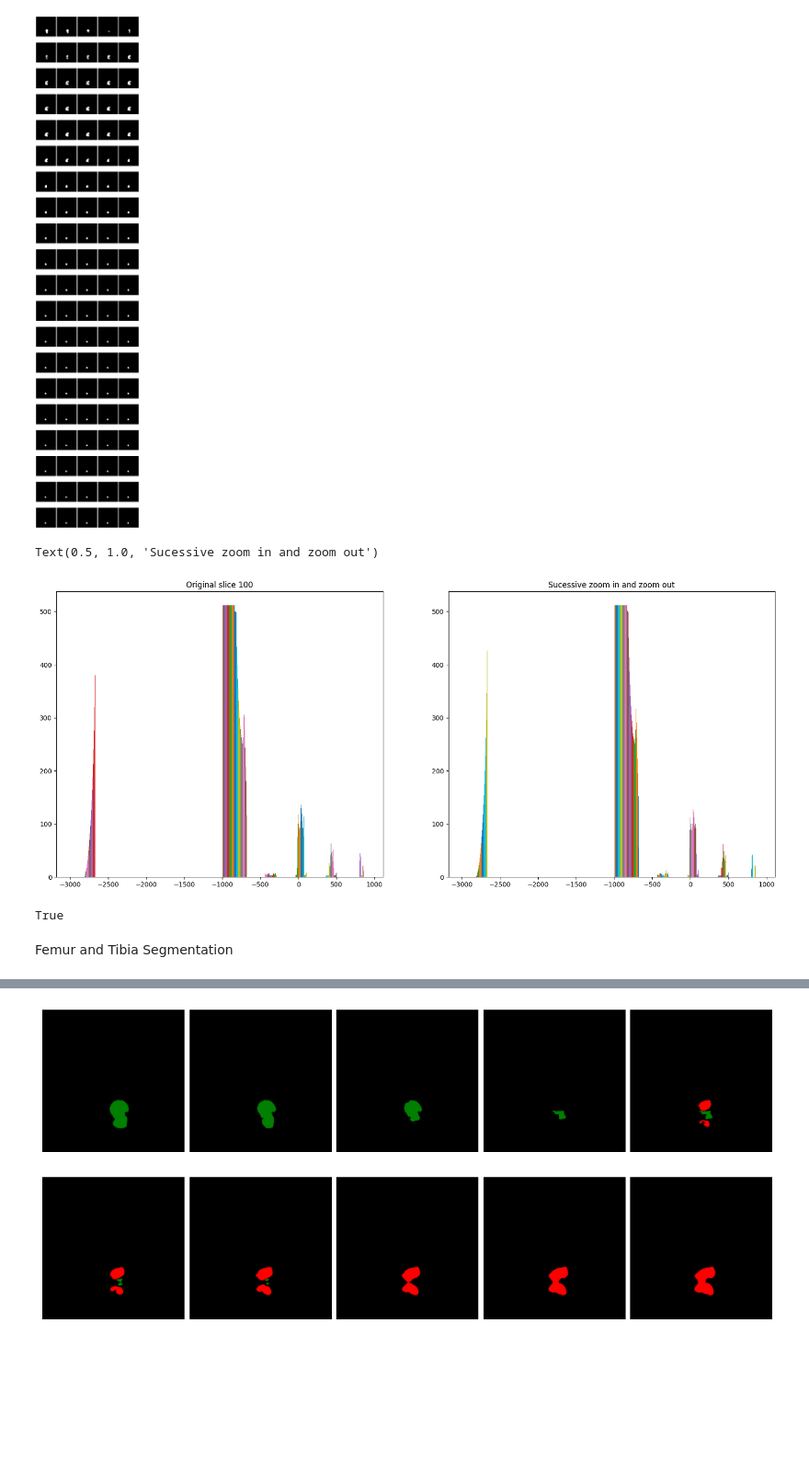
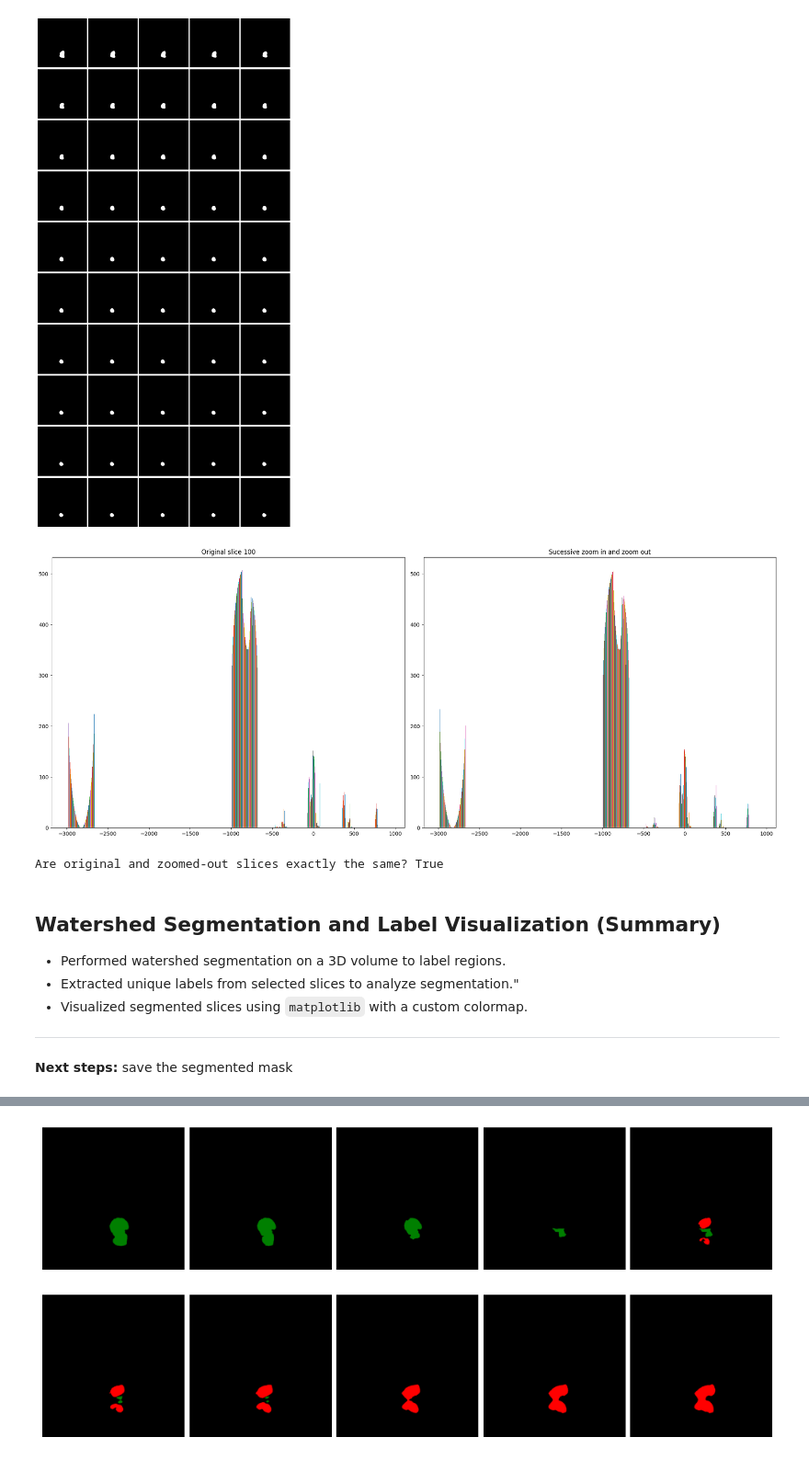
Before and after one commit to a-b365/bone-analysis, a Jupyter notebook: notebooks/notebook.ipynb, the cells around one changed output, grey strips where cells are left out. Shown at 92% size. Saved outputs shown, nothing was run; the diff lists cells and outputs as text; code cells hidden in the pictures; blank space fills up the shorter version.

```diff
--- a/notebooks/notebook.ipynb
+++ b/notebooks/notebook.ipynb
@@ -39,44 +119,66 @@ def mask_slice(i):
     return zoom_out
 # %%
-for i in range(130, 216):
+# Define the range of slices to process
+start_slice, end_slice = 130, 216
+
+for i in range(start_slice, end_slice):
+    # Generate mask from the slice
     mask = mask_slice(i)
+
+    # Fill internal holes
     filled_mask = binary_fill_holes(mask)
-    # opening = binary_opening(filled_mask, disk(1), mode="ignore")   # Morphological opening for removing lines and noises outside the region of interest while preserving small blobs
-    clean_mask = remove_small_objects(filled_mask, min_size=800)    # Try different min_size such as 50, 100, 800, 1200 according to the slices
 
-    # Use Distance Transform for slices 91 - 93
+    # Optional: Apply morphological opening to remove small artifacts
+    # opening = binary_opening(filled_mask, disk(1), mode="ignore")
+
+    # Remove small objects to clean up the mask
+    clean_mask = remove_small_objects(filled_mask.astype(bool), min_size=800)
+
+    # Optional: Distance transform + watershed for complex overlapping regions
+    # Recommended for slices 91–93 (commented for now)
     # distance = distance_transform_edt(clean_mask, sampling=spacing[:2])
-    # coords = peak_local_max(distance, footprint=np.ones((10,10)), labels=clean_mask)
-    # mask = np.zeros(distance.shape, dtype=bool)
-    # mask[tuple(coords.T)] = True
-    # markers, _ = ndi.label(mask)
+    # coords = peak_local_max(distance, footprint=np.ones((10, 10)), labels=clean_mask)
+    # markers = np.zeros_like(distance, dtype=bool)
+    # markers[tuple(coords.T)] = True
+    # markers, _ = ndi.label(markers)
     # labels = watershed(-distance, markers, mask=clean_mask)
-    # labels[labels == 2] = 0
+    # labels[labels == 2] = 0  # Keep only label 1
 
-    binary_mask[:, :, i] = clean_mask
+    # Store the mask in the binary volume
+    binary_mask[:, :, i] = clean_mask.astype(np.uint8)
 # %%
-fig, axes = plt.subplots(20, 5, figsize=(10, 50))
+fig, axes = plt.subplots(10, 5, figsize=(10, 20))
 for i, ax in enumerate(axes.flat):
-    ax.imshow(binary_mask[:, :, 100 + i], cmap="gray")
+    ax.imshow(binary_mask[:, :, 130 + i], cmap="gray")
     ax.axis("off")
 plt.tight_layout(pad=0.5)
 plt.show()
 # %% [output]
-[figure, old version]
+[figure, new version]
 # %%
-zoom_in = zoom(ct_data[100], (4,4), order=0)
+# Take slice 100 and apply successive zoom in and zoom out
+slice_100 = ct_data[:, :, 100].copy()
+zoom_in = zoom(slice_100, (4, 4), order=0)  # Nearest-neighbor interpolation
 zoom_out = zoom(zoom_in, (0.25, 0.25), order=0)
+
+# Plot histograms before and after
 fig, axes = plt.subplots(1, 2, figsize=(20, 8))
 ax = axes.ravel()
-ax[0].hist(ct_data[100])
+
+ax[0].hist(ct_data[:, :, 100])
 ax[0].set_title("Original slice 100")
+
 ax[1].hist(zoom_out)
 ax[1].set_title("Sucessive zoom in and zoom out")
+
+plt.tight_layout()
+plt.show()
 # %% [output]
-Text(0.5, 1.0, 'Sucessive zoom in and zoom out')
-[figure, old version]
+[figure, new version]
 # %%
-print(np.array_equal(ct_data[100], zoom_out)) # If True, the original slice and zoom_out is equal otherwise not.
+# Check if the original slice and the zoomed-out version are exactly the same
+are_equal = np.array_equal(ct_data[:, :, 100], zoom_out)
+print(f"Are original and zoomed-out slices exactly the same? {are_equal}")
 # %% [output]
-True
+Are original and zoomed-out slices exactly the same? True
 # %%
@@ -84,3 +197,11 @@ nib.save(nib.Nifti1Image(binary_mask, affine=ct_volume.affine), filename="../res
 # %% [markdown]
-Femur and Tibia Segmentation
+## Watershed Segmentation and Label Visualization (Summary)
+
+- Performed watershed segmentation on a 3D volume to label regions.
+- Extracted unique labels from selected slices to analyze segmentation."
+- Visualized segmented slices using `matplotlib` with a custom colormap.
+
+---
+
+**Next steps:** save the segmented mask
 # %%
```
Also changed, not shown: parts of 41 cells of this notebook, 5 other files.
